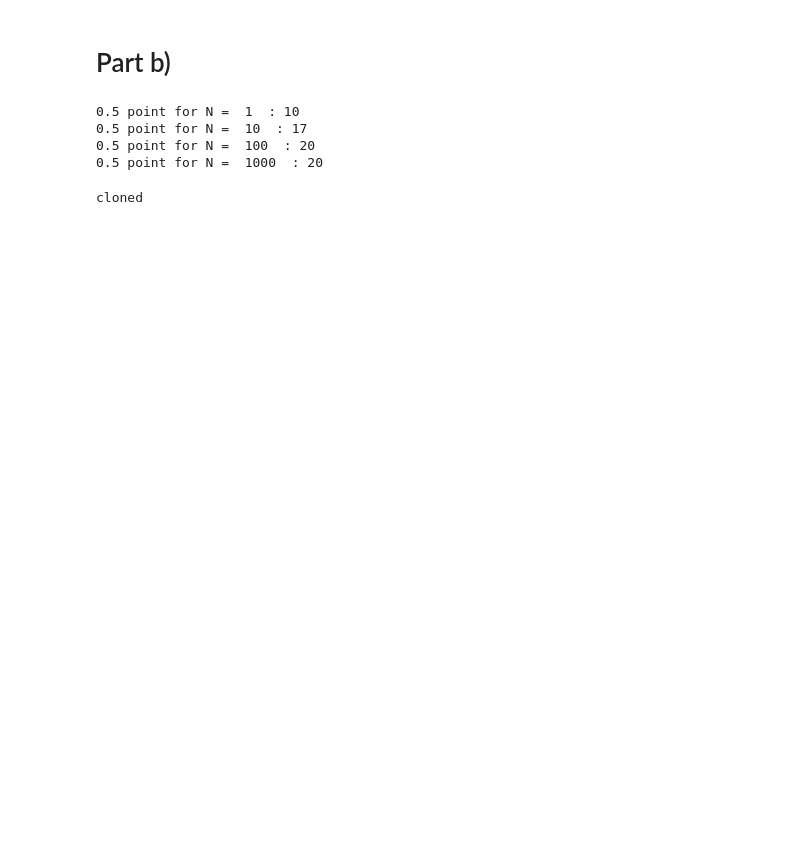
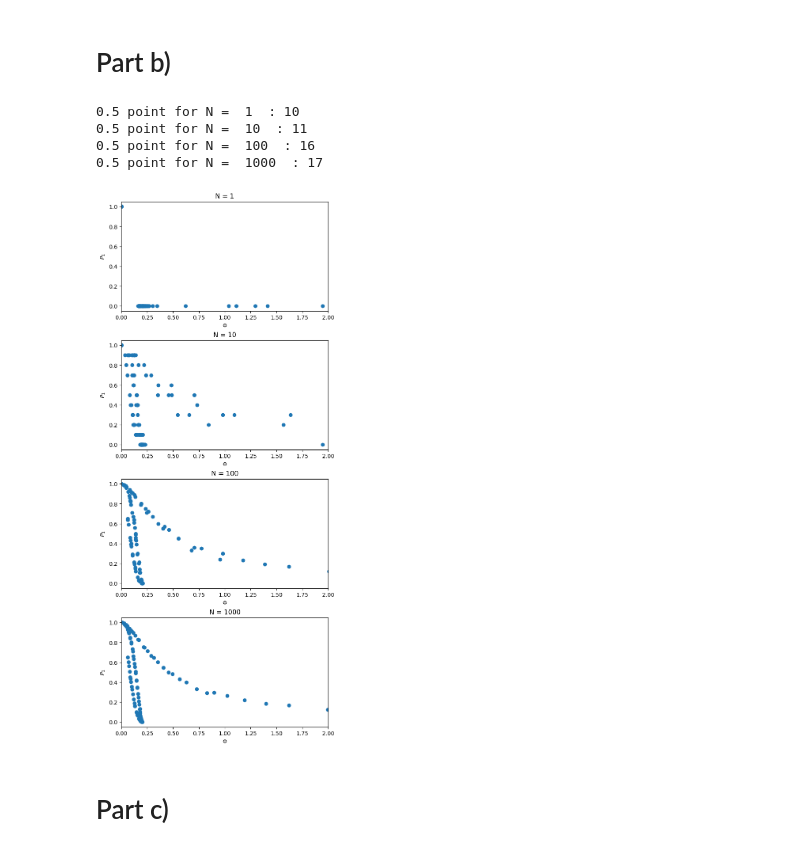
Before and after one commit to liuqiyucn/hw7, a Jupyter notebook: hw7.ipynb, the cells around one changed output. Saved outputs shown, nothing was run; the diff lists cells and outputs as text; code cells hidden in the pictures; blank space fills up the shorter version.

```diff
--- a/hw7.ipynb
+++ b/hw7.ipynb
@@ -102,37 +117,50 @@ def find_closest_index(arr, threshold, start_idx=0, end_idx=None):
     Parameters:
     arr (numpy.ndarray): Input numpy array.
     threshold (float): Threshold value.
     start_idx (int, optional): Start index for search. Default is 0.
     end_idx (int, optional): End index for search. Default is None (end of array).
 
     Returns:
     int: Index of the closest element to the threshold value.
     """
     if end_idx is None:
         end_idx = len(arr)
 
     # Slice the array to specified index range
     sub_arr = arr[start_idx:end_idx]
 
     # Find index of closest element to the threshold value
     idx_closest = np.abs(sub_arr - threshold).argmin()
 
     # Adjust index to the original array
     idx_closest += start_idx
 
     return idx_closest
 
+fig, ax = plt.subplots(nrows=4, ncols=1, figsize=(6, 14), constrained_layout=True)
+gamma = 1
 N = [1, 10, 100, 1000]
+P1_N100 = 0
+
 for i in range(4):
     measured_P1 = P1_trail(tw, N[i])
+    if N[i] == 100:
+        P1_N100 = measured_P1
     half_point = find_closest_index(measured_P1, 0.5, 10, 30)
     print('0.5 point for N = ', str(N[i]) , ' :',half_point)
+    measured_phi = np.arccos(np.sqrt(measured_P1))*2
+    measured_flux = measured_phi/2/gamma/tw
+    ax[i].plot(measured_flux, measured_P1, 'o')
+    ax[i].set_xlabel(r'$\Phi$')
+    ax[i].set_ylabel(r'$P_1$')
+    ax[i].set_title('N = ' + str(N[i]))
+    ax[i].set_xlim(0,2)
+plt.show()
 # %% [output]
 0.5 point for N =  1  : 10
-0.5 point for N =  10  : 17
-0.5 point for N =  100  : 20
-0.5 point for N =  1000  : 20
+0.5 point for N =  10  : 11
+0.5 point for N =  100  : 16
+0.5 point for N =  1000  : 17
+[figure, added]
-# %%
-print('cloned')
-# %% [output]
-cloned
+# %% [markdown]
+# Part c)
```
Also changed, not shown: parts of 7 cells of this notebook.
